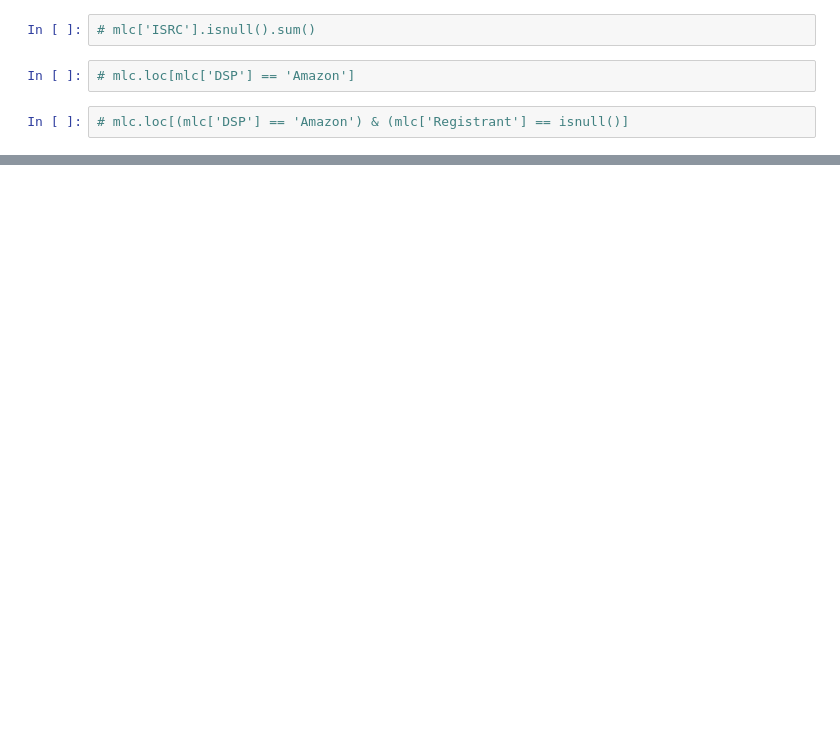
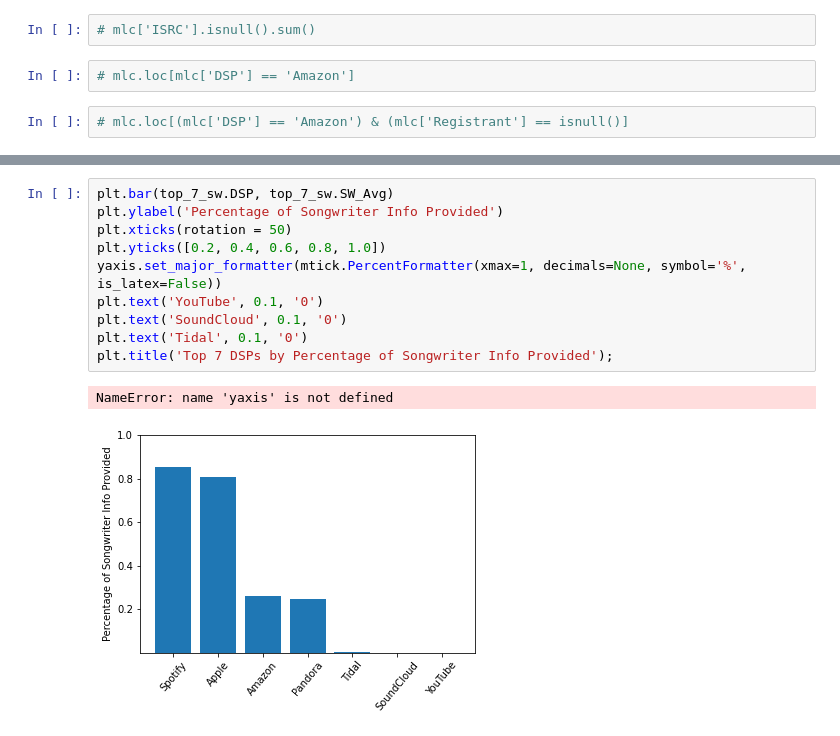
Before and after one commit to NSS-Data-Analytics-Cohort-6/mlc-project-nan-nagini, a Jupyter notebook: Notebooks/mlc_python_proj.ipynb, the cells around one changed output, grey strips where cells are left out. Cells and saved outputs as stored; diff of their text form; blank space fills up the shorter version.

```diff
--- a/Notebooks/mlc_python_proj.ipynb
+++ b/Notebooks/mlc_python_proj.ipynb
@@ -242,0 +319,13 @@ print(DSP_df2)
+# %%
+plt.bar(top_7_sw.DSP, top_7_sw.SW_Avg)
+plt.ylabel('Percentage of Songwriter Info Provided')
+plt.xticks(rotation = 50)
+plt.yticks([0.2, 0.4, 0.6, 0.8, 1.0])
+yaxis.set_major_formatter(mtick.PercentFormatter(xmax=1, decimals=None, symbol='%', is_latex=False))
+plt.text('YouTube', 0.1, '0')
+plt.text('SoundCloud', 0.1, '0')
+plt.text('Tidal', 0.1, '0')
+plt.title('Top 7 DSPs by Percentage of Songwriter Info Provided');
+# %% [output]
+NameError: name 'yaxis' is not defined
+[figure, added]
```
Also changed, not shown: parts of 27 cells of this notebook.
